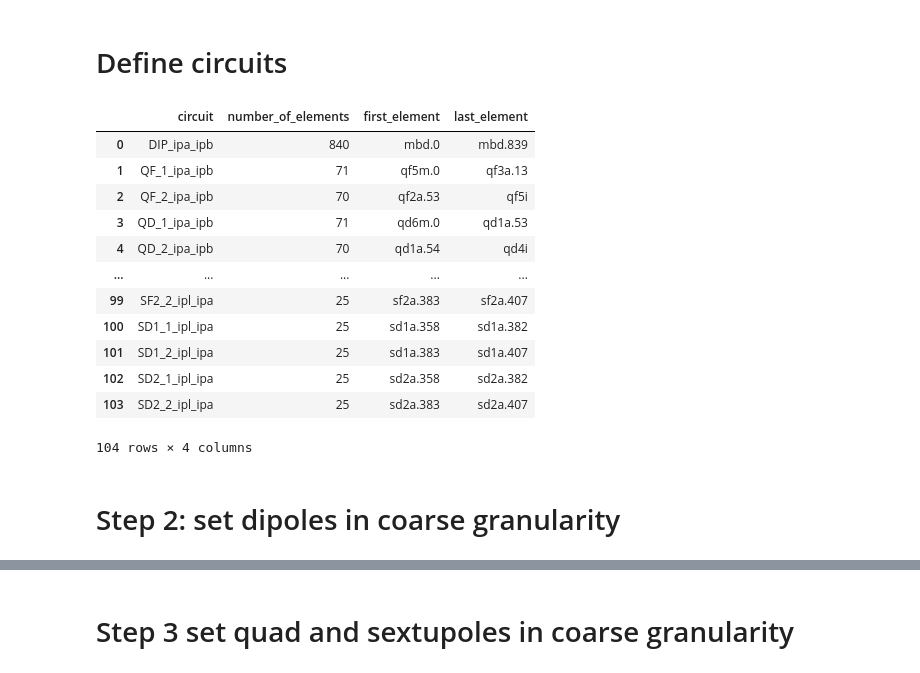
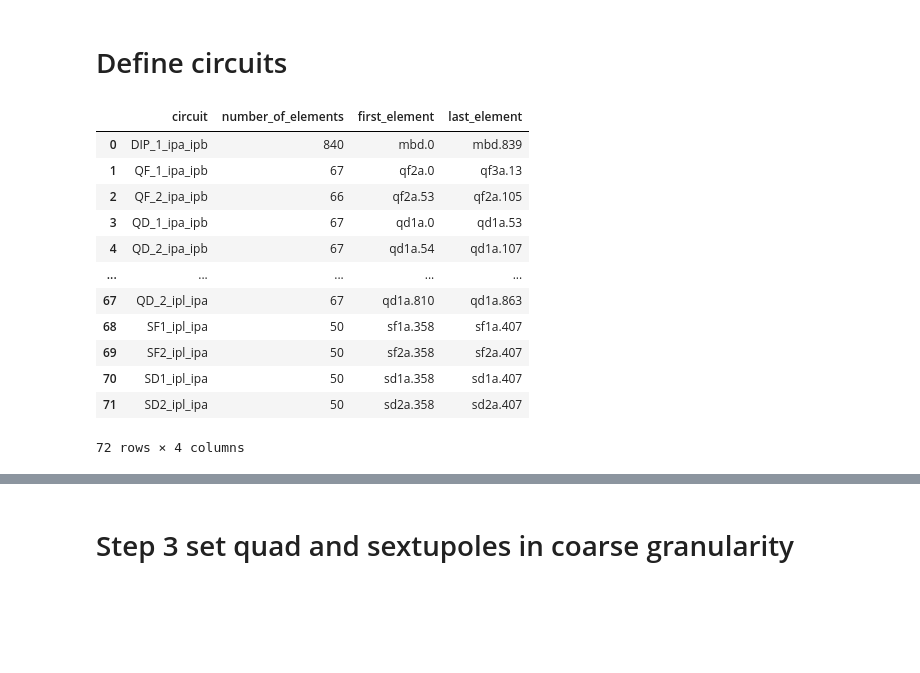
Before and after one commit to skostogl/FCCee_tapering, a Jupyter notebook: tapering_granularity_scenario1_correctors.ipynb, the cells around one changed output, grey strips where cells are left out. Drawn from its saved outputs; the diff is of its cells as text; code cells hidden in the pictures; blank space fills up the shorter version.

```diff
--- a/tapering_granularity_scenario1_correctors.ipynb
+++ b/tapering_granularity_scenario1_correctors.ipynb
@@ -606,5 +373,8 @@ Text(0, 0.5, '$x$ [mm]')
 # %% [markdown]
 # Define circuits
+# %%
+# Define the number of tapering circuits for dipoles per sector. It should be a multiple of 3 or smaller than 3 to avoid separating consecutive dipoles in different circuits.
+N_DIPOLES_CIRCUITS_PER_SECTOR = 1
 # %%
 import re
 import numpy as np
@@ -752,32 +544,31 @@ def define_arc_circuits(line, regions):
 
     return circuits
 # %%
-circuits = define_arc_circuits(line, regions)
+
+circuits = define_arc_circuits(line, regions, n_dipole_circuits_per_sector=N_DIPOLES_CIRCUITS_PER_SECTOR)
 
 summary = pd.DataFrame([
     {
         "circuit": circuit,
         "number_of_elements": len(elements),
         "first_element": elements[0],
         "last_element": elements[-1],
     }
     for circuit, elements in circuits.items()
 ])
 
 display(summary)
 # %% [output]
 |  | circuit | number_of_elements | first_element | last_element |
-| 0 | DIP_ipa_ipb | 840 | mbd.0 | mbd.839 |
-| 1 | QF_1_ipa_ipb | 71 | qf5m.0 | qf3a.13 |
-| 2 | QF_2_ipa_ipb | 70 | qf2a.53 | qf5i |
-| 3 | QD_1_ipa_ipb | 71 | qd6m.0 | qd1a.53 |
-| 4 | QD_2_ipa_ipb | 70 | qd1a.54 | qd4i |
+| 0 | DIP_1_ipa_ipb | 840 | mbd.0 | mbd.839 |
+| 1 | QF_1_ipa_ipb | 67 | qf2a.0 | qf3a.13 |
+| 2 | QF_2_ipa_ipb | 66 | qf2a.53 | qf2a.105 |
+| 3 | QD_1_ipa_ipb | 67 | qd1a.0 | qd1a.53 |
+| 4 | QD_2_ipa_ipb | 67 | qd1a.54 | qd1a.107 |
 | ... | ... | ... | ... | ... |
-| 99 | SF2_2_ipl_ipa | 25 | sf2a.383 | sf2a.407 |
-| 100 | SD1_1_ipl_ipa | 25 | sd1a.358 | sd1a.382 |
-| 101 | SD1_2_ipl_ipa | 25 | sd1a.383 | sd1a.407 |
-| 102 | SD2_1_ipl_ipa | 25 | sd2a.358 | sd2a.382 |
-| 103 | SD2_2_ipl_ipa | 25 | sd2a.383 | sd2a.407 |
+| 67 | QD_2_ipl_ipa | 67 | qd1a.810 | qd1a.863 |
+| 68 | SF1_ipl_ipa | 50 | sf1a.358 | sf1a.407 |
+| 69 | SF2_ipl_ipa | 50 | sf2a.358 | sf2a.407 |
+| 70 | SD1_ipl_ipa | 50 | sd1a.358 | sd1a.407 |
+| 71 | SD2_ipl_ipa | 50 | sd2a.358 | sd2a.407 |
-104 rows × 4 columns
+72 rows × 4 columns
-# %% [markdown]
-# Step 2: set dipoles in coarse granularity
```
Also changed, not shown: parts of 38 cells of this notebook, 2 other files.
